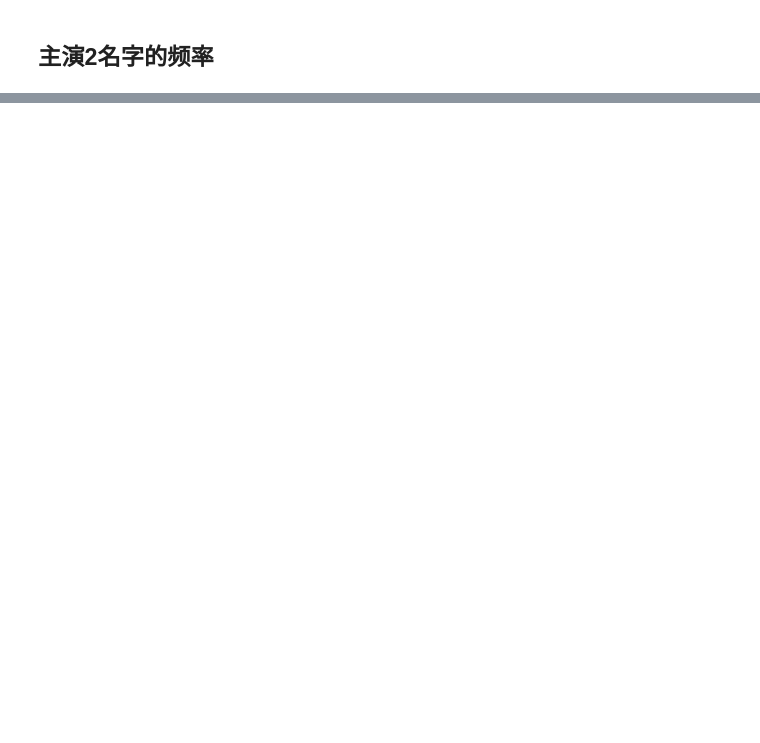
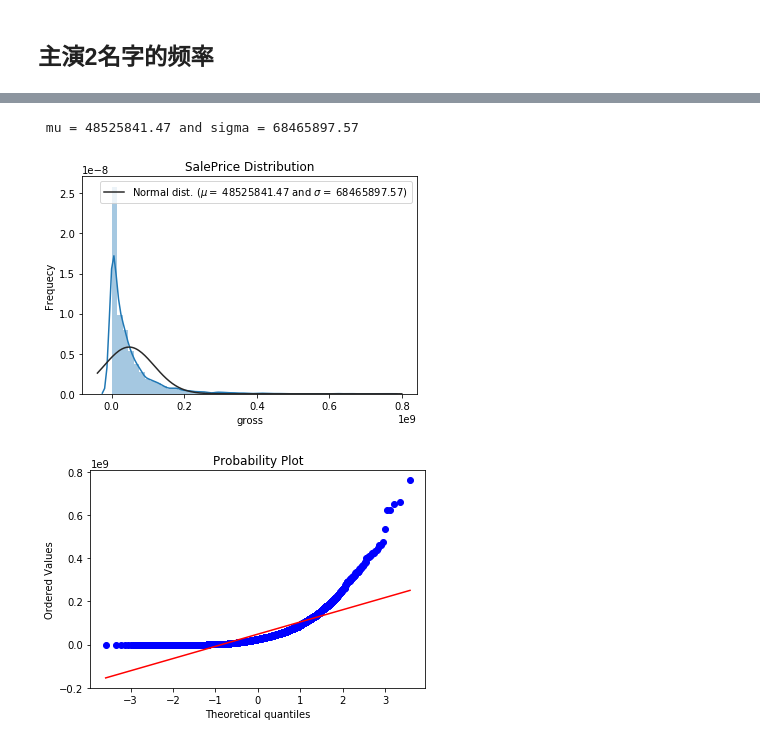
Before and after one commit to yuyi-7/Design-for-course, a Jupyter notebook: movie/movie.ipynb, the cells around one changed output, grey strips where cells are left out. Cells and saved outputs as stored; diff of their text form; code cells hidden in the pictures; blank space fills up the shorter version.

```diff
--- a/movie/movie.ipynb
+++ b/movie/movie.ipynb
@@ -294,0 +333,19 @@ Name: actor_2_name, Length: 2943, dtype: int64
+# %%
+sns.distplot(data_['gross'],fit=norm)
+
+#find fitted parameters
+(mu, sigma) = norm.fit(data_['gross'])
+print('\n mu = {:.2f} and sigma = {:.2f}\n'.format(mu, sigma))
+
+
+plt.legend(['Normal dist. ($\mu=$ {:.2f} and $\sigma=$ {:.2f})'.format(mu, sigma)],loc='best')
+plt.ylabel('Frequecy')
+plt.title('SalePrice Distribution')
+#plot QQimages(Samplt Quantiles and Theoretical Quantiles)
+fig = plt.figure()
+res = stats.probplot(data_['gross'],plot=plt)
+plt.show()
+# %% [output]
+ mu = 48525841.47 and sigma = 68465897.57
+[figure, added]
+[figure, added]
```
Also changed, not shown: parts of 24 cells of this notebook, 1 other file.
